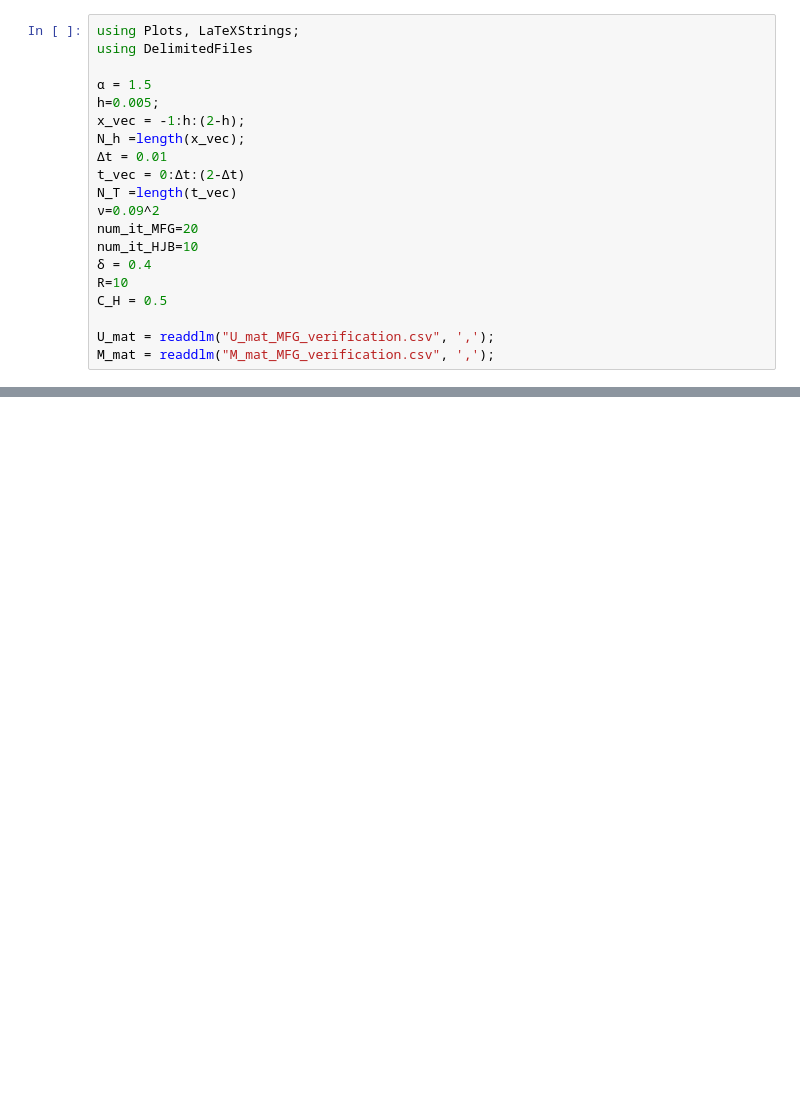
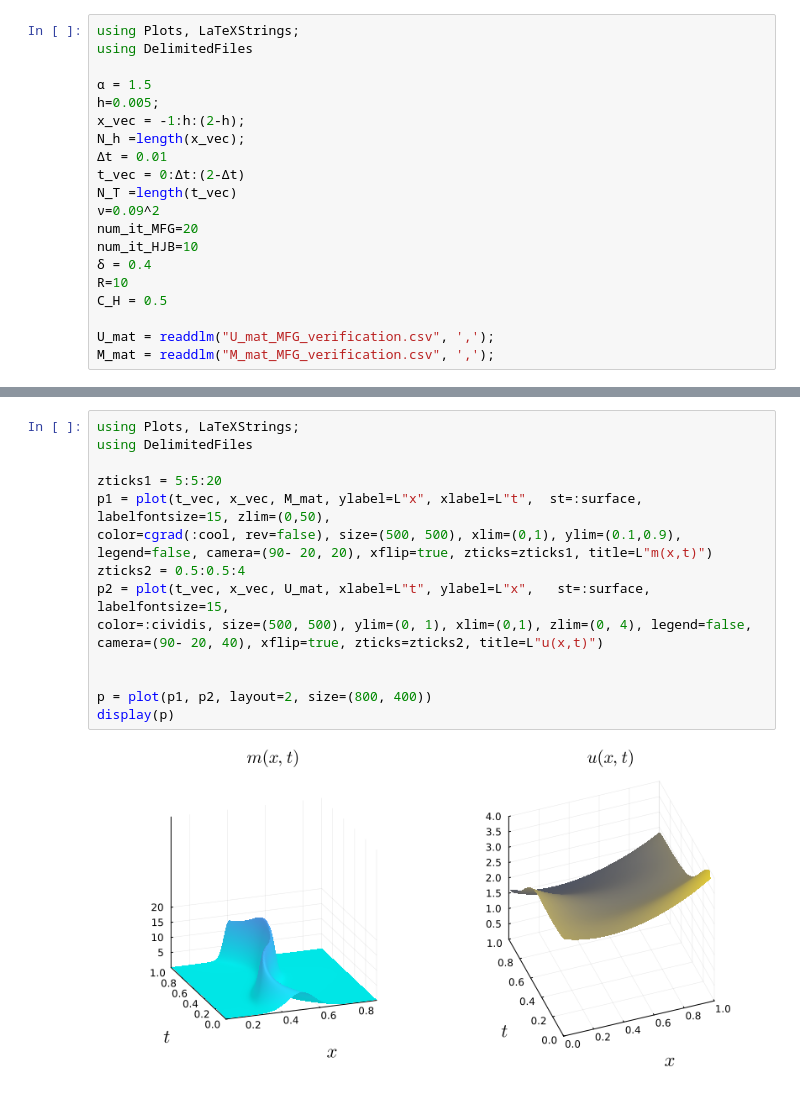
Before and after one commit to robinol99/FractionalMFGs.jl, a Jupyter notebook: notebooks/MFG_verification.ipynb, the cells around one changed output, grey strips where cells are left out. Cells and saved outputs as stored; diff of their text form; blank space fills up the shorter version.

```diff
--- a/notebooks/MFG_verification.ipynb
+++ b/notebooks/MFG_verification.ipynb
@@ -262,3 +264,19 @@ display(p)
 # %% [output]
 [figure]
 "TEST"
+# %%
+using Plots, LaTeXStrings;
+using DelimitedFiles
+
+zticks1 = 5:5:20
+p1 = plot(t_vec, x_vec, M_mat, ylabel=L"x", xlabel=L"t",  st=:surface, labelfontsize=15, zlim=(0,50),
+color=cgrad(:cool, rev=false), size=(500, 500), xlim=(0,1), ylim=(0.1,0.9), legend=false, camera=(90- 20, 20), xflip=true, zticks=zticks1, title=L"m(x,t)")
+zticks2 = 0.5:0.5:4
+p2 = plot(t_vec, x_vec, U_mat, xlabel=L"t", ylabel=L"x",   st=:surface, labelfontsize=15,
+color=:cividis, size=(500, 500), ylim=(0, 1), xlim=(0,1), zlim=(0, 4), legend=false, camera=(90- 20, 40), xflip=true, zticks=zticks2, title=L"u(x,t)")
+
+
+p = plot(p1, p2, layout=2, size=(800, 400))
+display(p)
+# %% [output]
+[figure, added]
```
Also changed, not shown: parts of 1 cell of this notebook, 13 other files.
